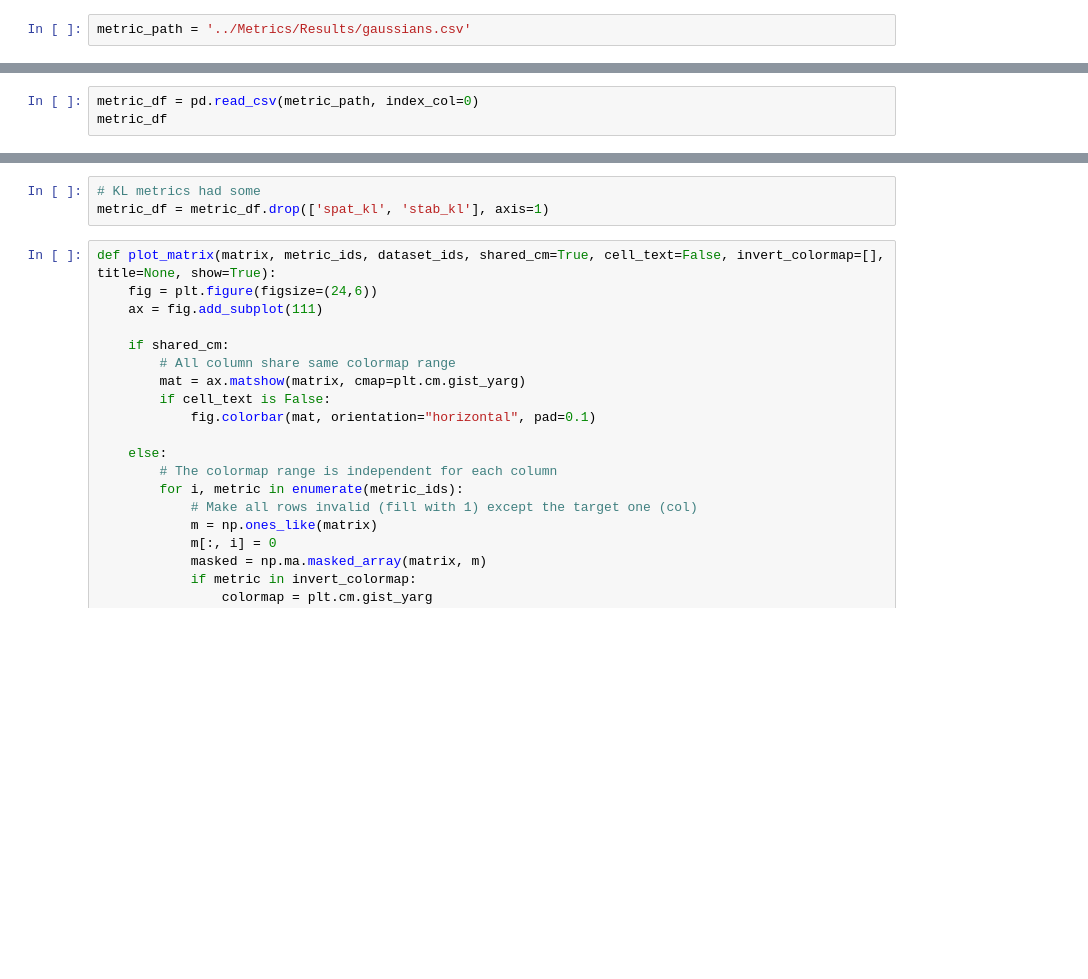
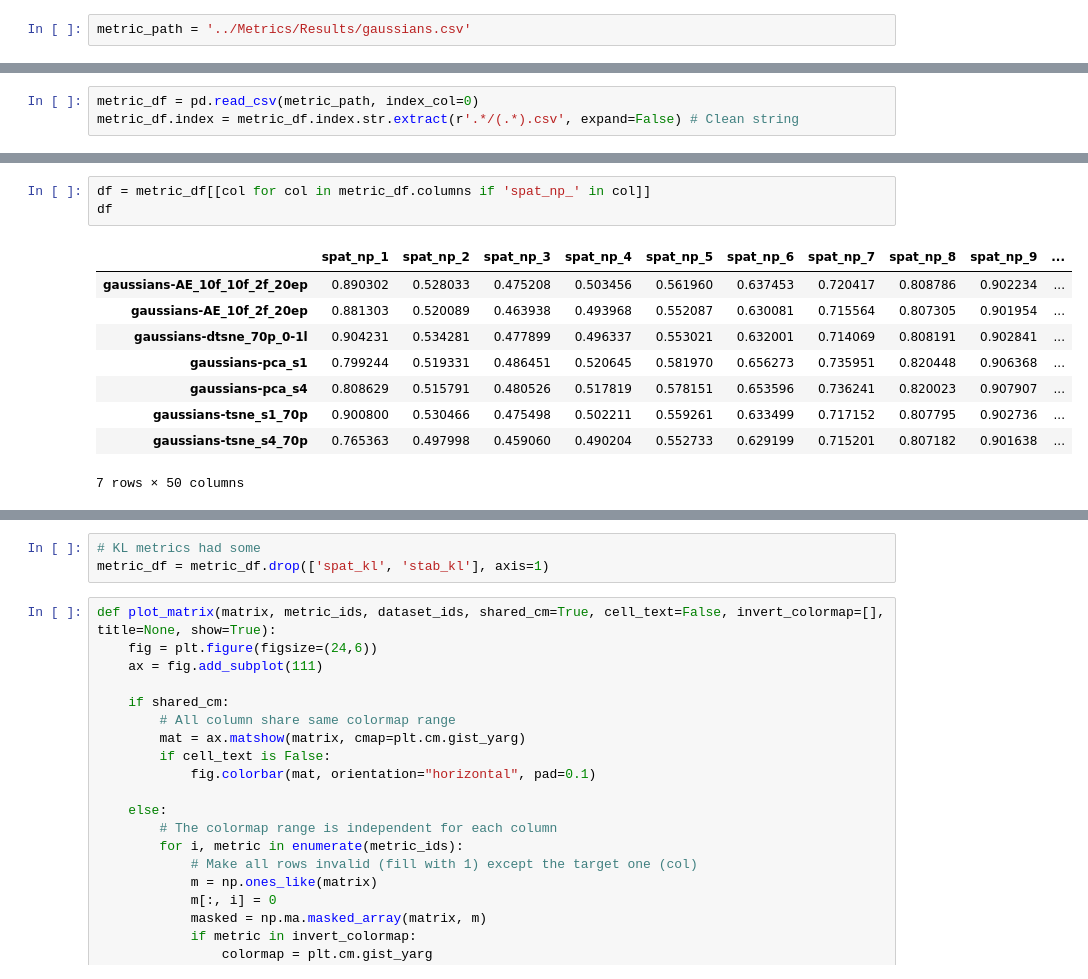
Before and after one commit to EduardoVernier/dynamic-projections, a Jupyter notebook: Plots/template.ipynb, the cells around one changed output, grey strips where cells are left out. Saved outputs shown, nothing was run; the diff lists cells and outputs as text; blank space fills up the shorter version.

Commit message:
Fix NH metric.

```diff
--- a/Plots/template.ipynb
+++ b/Plots/template.ipynb
@@ -7,4 +8,4 @@ import numpy as np
 import matplotlib.pyplot as plt
 # %%
 metric_df = pd.read_csv(metric_path, index_col=0)
-metric_df
+metric_df.index = metric_df.index.str.extract(r'.*/(.*).csv', expand=False) # Clean string
@@ -19,0 +12,13 @@ metric_df
+# %%
+df = metric_df[[col for col in metric_df.columns if 'spat_np_' in col]]
+df
+# %% [output]
+|  | spat_np_1 | spat_np_2 | spat_np_3 | spat_np_4 | spat_np_5 | spat_np_6 | spat_np_7 | spat_np_8 | spat_np_9 | ... |
+| gaussians-AE_10f_10f_2f_20ep | 0.890302 | 0.528033 | 0.475208 | 0.503456 | 0.561960 | 0.637453 | 0.720417 | 0.808786 | 0.902234 | ... |
+| gaussians-AE_10f_2f_20ep | 0.881303 | 0.520089 | 0.463938 | 0.493968 | 0.552087 | 0.630081 | 0.715564 | 0.807305 | 0.901954 | ... |
+| gaussians-dtsne_70p_0-1l | 0.904231 | 0.534281 | 0.477899 | 0.496337 | 0.553021 | 0.632001 | 0.714069 | 0.808191 | 0.902841 | ... |
+| gaussians-pca_s1 | 0.799244 | 0.519331 | 0.486451 | 0.520645 | 0.581970 | 0.656273 | 0.735951 | 0.820448 | 0.906368 | ... |
+| gaussians-pca_s4 | 0.808629 | 0.515791 | 0.480526 | 0.517819 | 0.578151 | 0.653596 | 0.736241 | 0.820023 | 0.907907 | ... |
+| gaussians-tsne_s1_70p | 0.900800 | 0.530466 | 0.475498 | 0.502211 | 0.559261 | 0.633499 | 0.717152 | 0.807795 | 0.902736 | ... |
+| gaussians-tsne_s4_70p | 0.765363 | 0.497998 | 0.459060 | 0.490204 | 0.552733 | 0.629199 | 0.715201 | 0.807182 | 0.901638 | ... |
+7 rows × 50 columns
```
Also changed, not shown: parts of 6 cells of this notebook, 3 other files.
